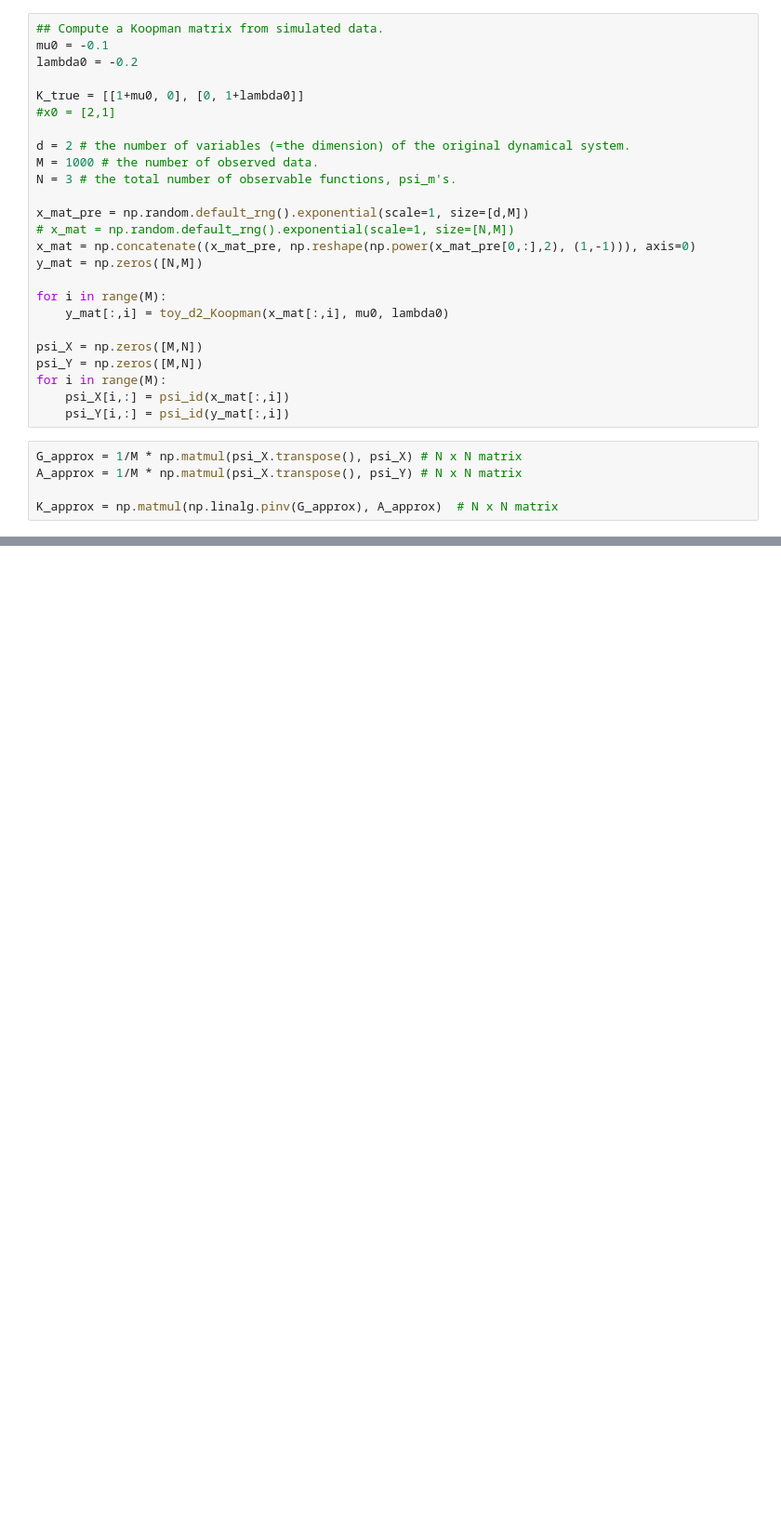
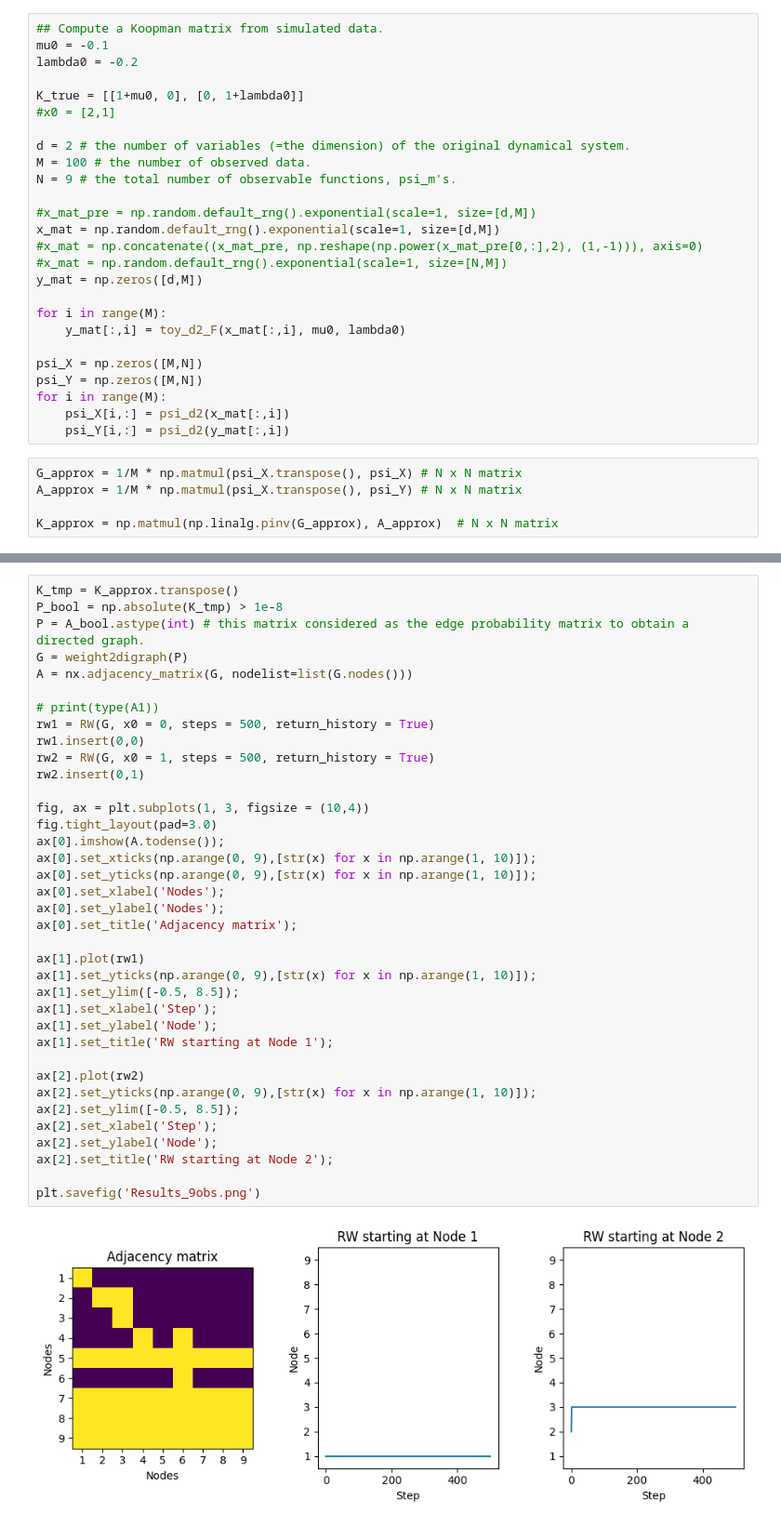
Before and after one commit to HyukpyoHong/Koopman-Operator, a Jupyter notebook: Toymodel-Koopman.ipynb, the cells around one changed output, grey strips where cells are left out. Shown: that part at 93% size. Drawn from its saved outputs; the diff is of its cells as text; blank space fills up the shorter version.

Commit message:
Add random walk results with a 9x9 Koopman matrix.

```diff
--- a/Toymodel-Koopman.ipynb
+++ b/Toymodel-Koopman.ipynb
@@ -293,22 +295,23 @@ K_true = [[1+mu0, 0], [0, 1+lambda0]]
 #x0 = [2,1]
 
 d = 2 # the number of variables (=the dimension) of the original dynamical system.
-M = 1000 # the number of observed data.
-N = 3 # the total number of observable functions, psi_m's.
+M = 100 # the number of observed data.
+N = 9 # the total number of observable functions, psi_m's.
 
-x_mat_pre = np.random.default_rng().exponential(scale=1, size=[d,M])
-# x_mat = np.random.default_rng().exponential(scale=1, size=[N,M])
-x_mat = np.concatenate((x_mat_pre, np.reshape(np.power(x_mat_pre[0,:],2), (1,-1))), axis=0)
-y_mat = np.zeros([N,M])
+#x_mat_pre = np.random.default_rng().exponential(scale=1, size=[d,M])
+x_mat = np.random.default_rng().exponential(scale=1, size=[d,M])
+#x_mat = np.concatenate((x_mat_pre, np.reshape(np.power(x_mat_pre[0,:],2), (1,-1))), axis=0)
+#x_mat = np.random.default_rng().exponential(scale=1, size=[N,M])
+y_mat = np.zeros([d,M])
 
 for i in range(M):
-    y_mat[:,i] = toy_d2_Koopman(x_mat[:,i], mu0, lambda0)
+    y_mat[:,i] = toy_d2_F(x_mat[:,i], mu0, lambda0)
 
 psi_X = np.zeros([M,N])
 psi_Y = np.zeros([M,N])
 for i in range(M):
-    psi_X[i,:] = psi_id(x_mat[:,i])
-    psi_Y[i,:] = psi_id(y_mat[:,i])
+    psi_X[i,:] = psi_d2(x_mat[:,i])
+    psi_Y[i,:] = psi_d2(y_mat[:,i])
 # %%
 G_approx = 1/M * np.matmul(psi_X.transpose(), psi_X) # N x N matrix
 A_approx = 1/M * np.matmul(psi_X.transpose(), psi_Y) # N x N matrix
@@ -337,0 +355,39 @@ print("")
+# %%
+K_tmp = K_approx.transpose()
+P_bool = np.absolute(K_tmp) > 1e-8
+P = A_bool.astype(int) # this matrix considered as the edge probability matrix to obtain a directed graph.
+G = weight2digraph(P)
+A = nx.adjacency_matrix(G, nodelist=list(G.nodes()))
+
+# print(type(A1))
+rw1 = RW(G, x0 = 0, steps = 500, return_history = True)
+rw1.insert(0,0)
+rw2 = RW(G, x0 = 1, steps = 500, return_history = True)
+rw2.insert(0,1)
+
+fig, ax = plt.subplots(1, 3, figsize = (10,4))
+fig.tight_layout(pad=3.0)
+ax[0].imshow(A.todense());
+ax[0].set_xticks(np.arange(0, 9),[str(x) for x in np.arange(1, 10)]);
+ax[0].set_yticks(np.arange(0, 9),[str(x) for x in np.arange(1, 10)]);
+ax[0].set_xlabel('Nodes');
+ax[0].set_ylabel('Nodes');
+ax[0].set_title('Adjacency matrix');
+
+ax[1].plot(rw1)
+ax[1].set_yticks(np.arange(0, 9),[str(x) for x in np.arange(1, 10)]);
+ax[1].set_ylim([-0.5, 8.5]);
+ax[1].set_xlabel('Step');
+ax[1].set_ylabel('Node');
+ax[1].set_title('RW starting at Node 1');
+
+ax[2].plot(rw2)
+ax[2].set_yticks(np.arange(0, 9),[str(x) for x in np.arange(1, 10)]);
+ax[2].set_ylim([-0.5, 8.5]);
+ax[2].set_xlabel('Step');
+ax[2].set_ylabel('Node');
+ax[2].set_title('RW starting at Node 2');
+
+plt.savefig('Results_9obs.png')
+# %% [output]
+[figure, added]
```
Also changed, not shown: parts of 3 cells of this notebook, 2 other files.
